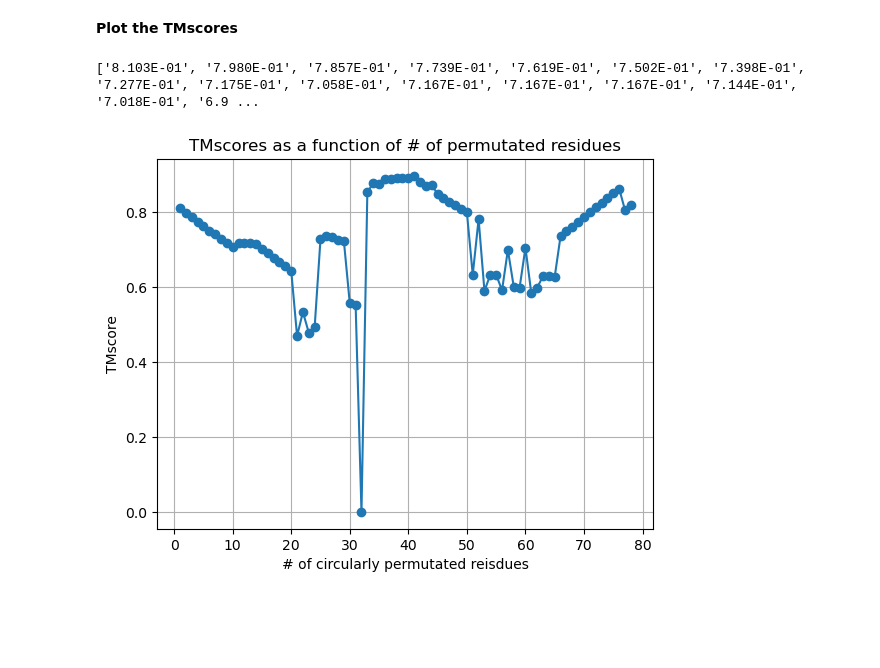
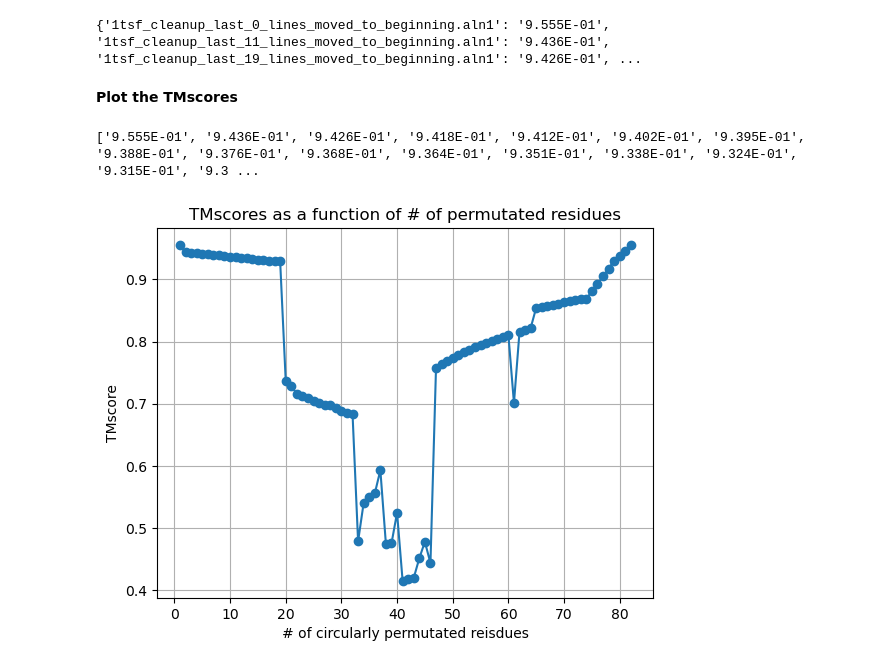
Before and after one commit to aidenkoloj/circular_permutations, a Jupyter notebook: cleanup_pdbs/tm_score_extract.ipynb, the cells around one changed output. Cells and saved outputs as stored; diff of their text form; code cells hidden in the pictures; blank space fills up the shorter version.

Commit message:
Updated graphs in tm_score_extract.ipynb

```diff
--- a/cleanup_pdbs/tm_score_extract.ipynb
+++ b/cleanup_pdbs/tm_score_extract.ipynb
@@ -1,27 +12,34 @@
 # %%
-import os
 
 # Initialize an empty dictionary to store the data
 TMscores = {}
-
+evalues = {}
 # Get the current working directory
 #cwd = os.getcwd()
-#print(cwd)
+
 
 
 #!!! Enter specifc path instead of cwd
+#cwd = "/nfs/home2/aidenkzj/natives/cleanup_pdbs/1zlm_cleanup_cp/foldseek_results"
+#cwd = "/nfs/home2/aidenkzj/natives/cleanup_pdbs/1jbe_cleanup_cp/foldseek_results"
+cwd = "/nfs/home2/aidenkzj/natives/cleanup_pdbs/1tsf_cleanup_cp/foldseek_results"
+#cwd ="/nfs/home2/aidenkzj/cpdb/cleanup_pdbs/cocaine_esterase_cleanup_cp/foldseek_results"
+#cwd = "/nfs/home2/aidenkzj/natives/cleanup_pdbs/1nps_cleanup_cp/foldseek_results" # Has pfam domain starting at res31
+#cwd = "/nfs/home2/aidenkzj/cpdb/cleanup_pdbs/1alu_cleanup_cp/foldseek_results"
+#cwd = "/nfs/home2/aidenkzj/natives/cleanup_pdbs/2gtg_cleanup_cp/foldseek_results"
 
-cwd = "/nfs/home2/aidenkzj/natives/cleanup_pdbs/1aaj_cleanup_cp/foldseek_results"
-#cwd = "/nfs/home2/aidenkzj/natives/cleanup_pdbs/1fzy_cleanup_cp/foldseek_results"
 # Function to extract the numeric part from the filename
 def extract_number(filename):
     return int(filename.split('_')[3])
 
+    #return int(filename.split('_')[4])
 # Get the list of filenames and sort them based on the numeric part
 #files = os.listdir(cwd)
 #print(files)
+
 filenames = sorted([filename for filename in os.listdir(cwd) if filename.endswith(".m8")], key=extract_number)
 #print(filenames)
+
 # Loop over each file in the sorted list
 for filename in filenames:
     # Extract the filename without path or file extension
@@ -38,33 +56,39 @@ for filename in filenames:
         # Extract the 14th element from the parts list
             # Extract the 14th element from the parts list
         if not parts:
-           TMscore = 0
+           #TMscore = 0
+           TMscore = 0.5 #adjust for 2gtg protein
+           #evalue = 0
+           evalue = 0.5 #adjust for 2gtg protein
         else:
-           TMscore = parts[14]
+           TMscore = parts[13]
+           evalue = parts[11]
 
         # Add the element to the dictionary with the filename as the key
         TMscores[file_basename] = TMscore
+        evalues[file_basename] = evalue
+
+#print(evalues)
 
 # Display the dictionary
 #print("Dictionary containing 14th element from each file:")
-#print(TMscores)
+print(TMscores)
+# %% [output]
+{'1tsf_cleanup_last_0_lines_moved_to_beginning.aln1': '9.555E-01', '1tsf_cleanup_last_11_lines_moved_to_beginning.aln1': '9.436E-01', '1tsf_cleanup_last_19_lines_moved_to_beginning.aln1': '9.426E-01', ...
 # %% [markdown]
 **Plot the TMscores**
 # %%
-import matplotlib.pyplot as plt
-
 # Extract the values from the dictionary
-values = list(TMscores.values())
-print(values)
-float_values = list(map(float, values))
-
+tmvalues = list(TMscores.values())
+float_tmvalues = list(map(float, tmvalues))
+print(tmvalues)
 # Plot the values
-plt.plot(range(1, len(values) + 1), float_values, marker='o')  # X-axis starts from 1
+plt.plot(range(1, len(tmvalues) + 1), float_tmvalues, marker='o')  # X-axis starts from 1
 plt.xlabel('# of circularly permutated reisdues')
 plt.ylabel('TMscore')
 plt.title('TMscores as a function of # of permutated residues')
 plt.grid(True)
 plt.show()
 # %% [output]
-['8.103E-01', '7.980E-01', '7.857E-01', '7.739E-01', '7.619E-01', '7.502E-01', '7.398E-01', '7.277E-01', '7.175E-01', '7.058E-01', '7.167E-01', '7.167E-01', '7.167E-01', '7.144E-01', '7.018E-01', '6.9 ...
+['9.555E-01', '9.436E-01', '9.426E-01', '9.418E-01', '9.412E-01', '9.402E-01', '9.395E-01', '9.388E-01', '9.376E-01', '9.368E-01', '9.364E-01', '9.351E-01', '9.338E-01', '9.324E-01', '9.315E-01', '9.3 ...
-[figure, old version]
+[figure, new version]
```
Also changed, not shown: parts of 7 cells of this notebook.
